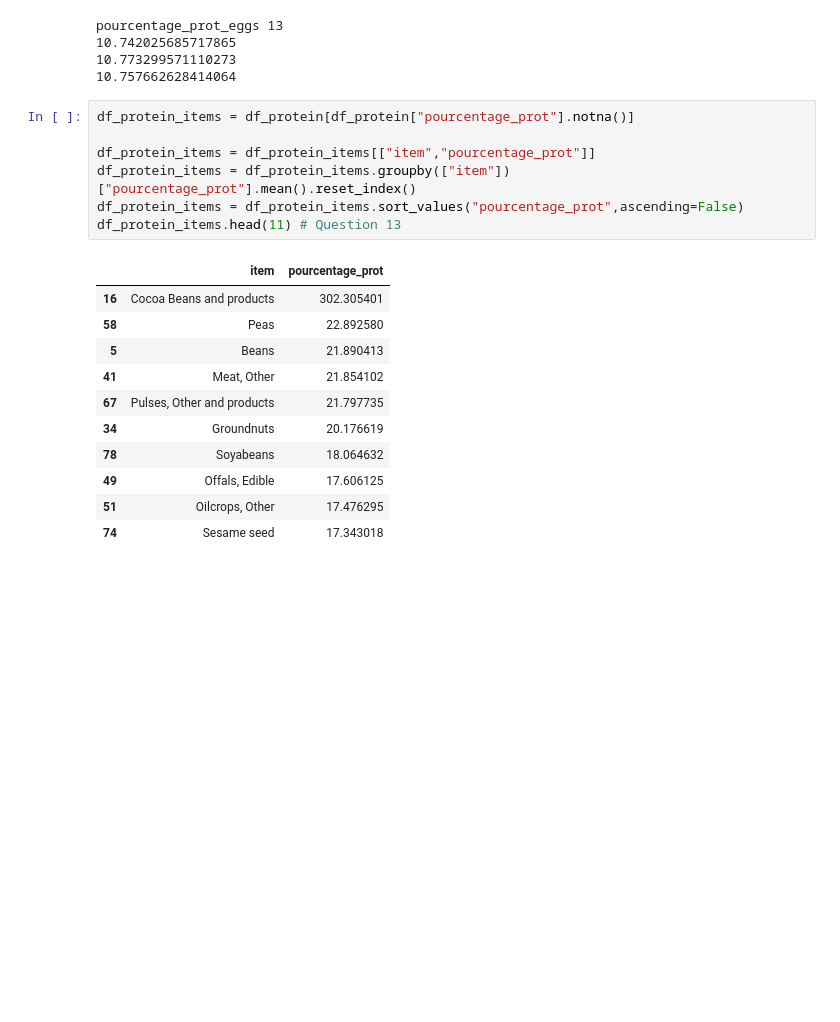
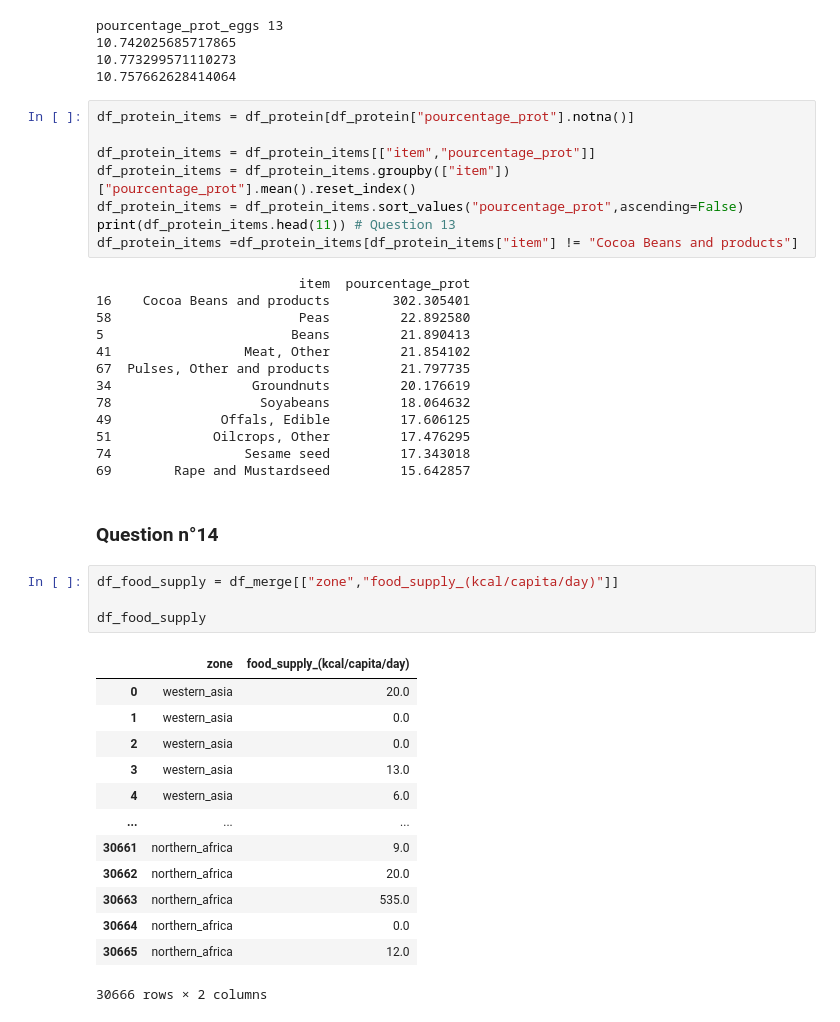
Before and after one commit to StevenDelval/PremierPasPandas, a Jupyter notebook: PremierPasPandas.ipynb, the cells around one changed output. Cells and saved outputs as stored; diff of their text form; blank space fills up the shorter version.

Commit message:
Question 14

```diff
--- a/PremierPasPandas.ipynb
+++ b/PremierPasPandas.ipynb
@@ -681,16 +683,38 @@ df_protein_items = df_protein[df_protein["pourcentage_prot"].notna()]
 df_protein_items = df_protein_items[["item","pourcentage_prot"]]
 df_protein_items = df_protein_items.groupby(["item"])["pourcentage_prot"].mean().reset_index()
 df_protein_items = df_protein_items.sort_values("pourcentage_prot",ascending=False)
-df_protein_items.head(11) # Question 13
+print(df_protein_items.head(11)) # Question 13
+df_protein_items =df_protein_items[df_protein_items["item"] != "Cocoa Beans and products"]
 # %% [output]
-|  | item | pourcentage_prot |
-| 16 | Cocoa Beans and products | 302.305401 |
-| 58 | Peas | 22.892580 |
-| 5 | Beans | 21.890413 |
-| 41 | Meat, Other | 21.854102 |
-| 67 | Pulses, Other and products | 21.797735 |
-| 34 | Groundnuts | 20.176619 |
-| 78 | Soyabeans | 18.064632 |
-| 49 | Offals, Edible | 17.606125 |
-| 51 | Oilcrops, Other | 17.476295 |
-| 74 | Sesame seed | 17.343018 |
+                          item  pourcentage_prot
+16    Cocoa Beans and products        302.305401
+58                        Peas         22.892580
+5                        Beans         21.890413
+41                 Meat, Other         21.854102
+67  Pulses, Other and products         21.797735
+34                  Groundnuts         20.176619
+78                   Soyabeans         18.064632
+49              Offals, Edible         17.606125
+51             Oilcrops, Other         17.476295
+74                 Sesame seed         17.343018
+69        Rape and Mustardseed         15.642857
+# %% [markdown]
+### Question n°14
+# %%
+df_food_supply = df_merge[["zone","food_supply_(kcal/capita/day)"]]
+
+df_food_supply
+# %% [output]
+|  | zone | food_supply_(kcal/capita/day) |
+| 0 | western_asia | 20.0 |
+| 1 | western_asia | 0.0 |
+| 2 | western_asia | 0.0 |
+| 3 | western_asia | 13.0 |
+| 4 | western_asia | 6.0 |
+| ... | ... | ... |
+| 30661 | northern_africa | 9.0 |
+| 30662 | northern_africa | 20.0 |
+| 30663 | northern_africa | 535.0 |
+| 30664 | northern_africa | 0.0 |
+| 30665 | northern_africa | 12.0 |
+30666 rows × 2 columns
```
Also changed, not shown: parts of 4 cells of this notebook.
